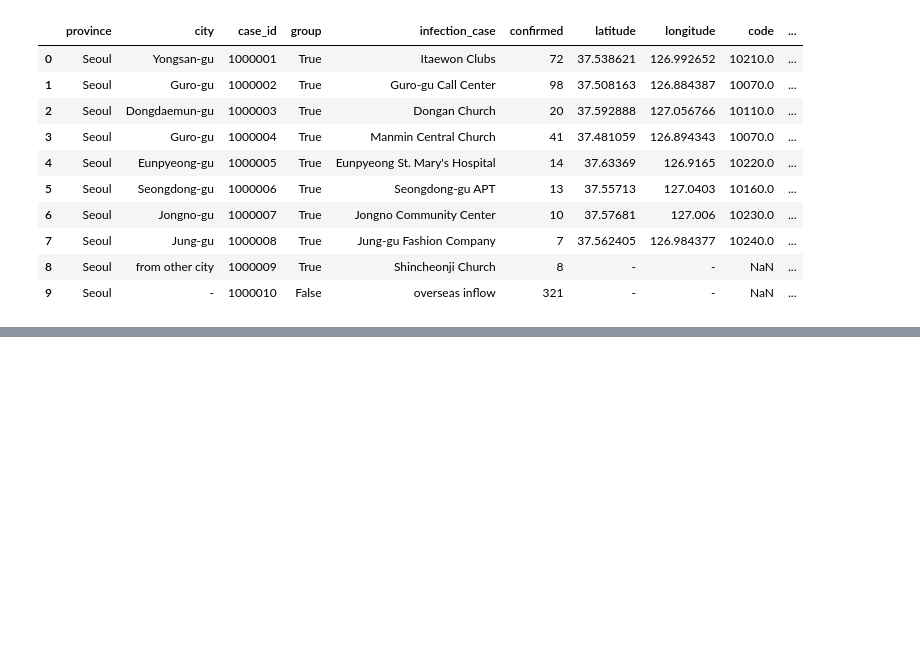
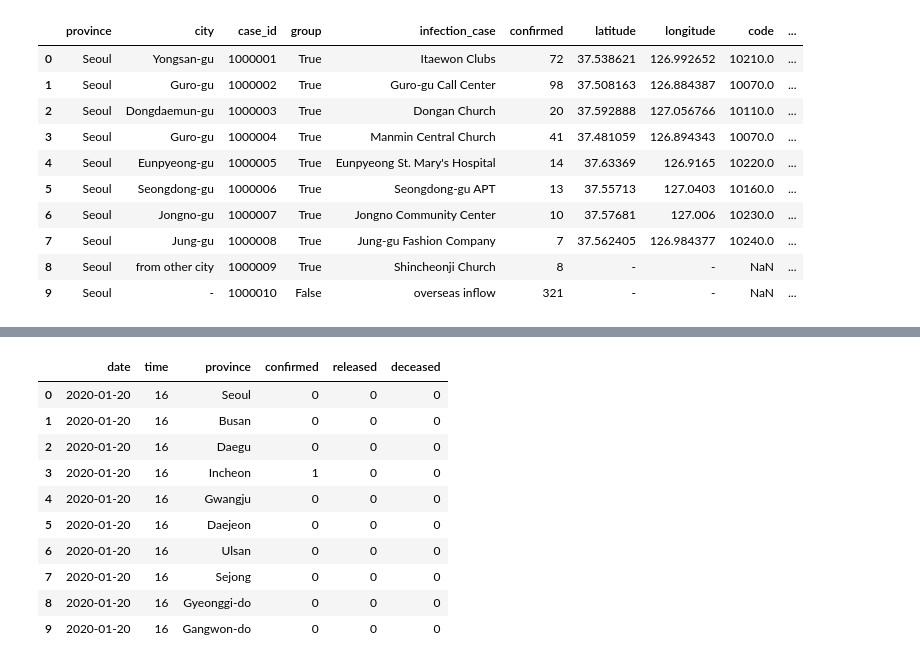
Before and after one commit to KulyashDahiya/DataEngineering, a Jupyter notebook: PysparkLearning/Basics/2_Dataframe.ipynb, the cells around one changed output, grey strips where cells are left out. Cells and saved outputs as stored; diff of their text form; code cells hidden in the pictures; blank space fills up the shorter version.

```diff
--- a/PysparkLearning/Basics/2_Dataframe.ipynb
+++ b/PysparkLearning/Basics/2_Dataframe.ipynb
@@ -187,0 +249,16 @@ cases.limit(10).toPandas()
+# %%
+timeprovince = sc.read.load("/Users/kulyashdahiya/Study/DataEngineering/PysparkLearning/Basics/data/TimeProvince.csv",format="csv", sep=",", inferSchema="true", header="true")
+
+timeprovince.limit(10).toPandas()
+# %% [output]
+|  | date | time | province | confirmed | released | deceased |
+| 0 | 2020-01-20 | 16 | Seoul | 0 | 0 | 0 |
+| 1 | 2020-01-20 | 16 | Busan | 0 | 0 | 0 |
+| 2 | 2020-01-20 | 16 | Daegu | 0 | 0 | 0 |
+| 3 | 2020-01-20 | 16 | Incheon | 1 | 0 | 0 |
+| 4 | 2020-01-20 | 16 | Gwangju | 0 | 0 | 0 |
+| 5 | 2020-01-20 | 16 | Daejeon | 0 | 0 | 0 |
+| 6 | 2020-01-20 | 16 | Ulsan | 0 | 0 | 0 |
+| 7 | 2020-01-20 | 16 | Sejong | 0 | 0 | 0 |
+| 8 | 2020-01-20 | 16 | Gyeonggi-do | 0 | 0 | 0 |
+| 9 | 2020-01-20 | 16 | Gangwon-do | 0 | 0 | 0 |
```
Also changed, not shown: parts of 7 cells of this notebook, 4 other files.
